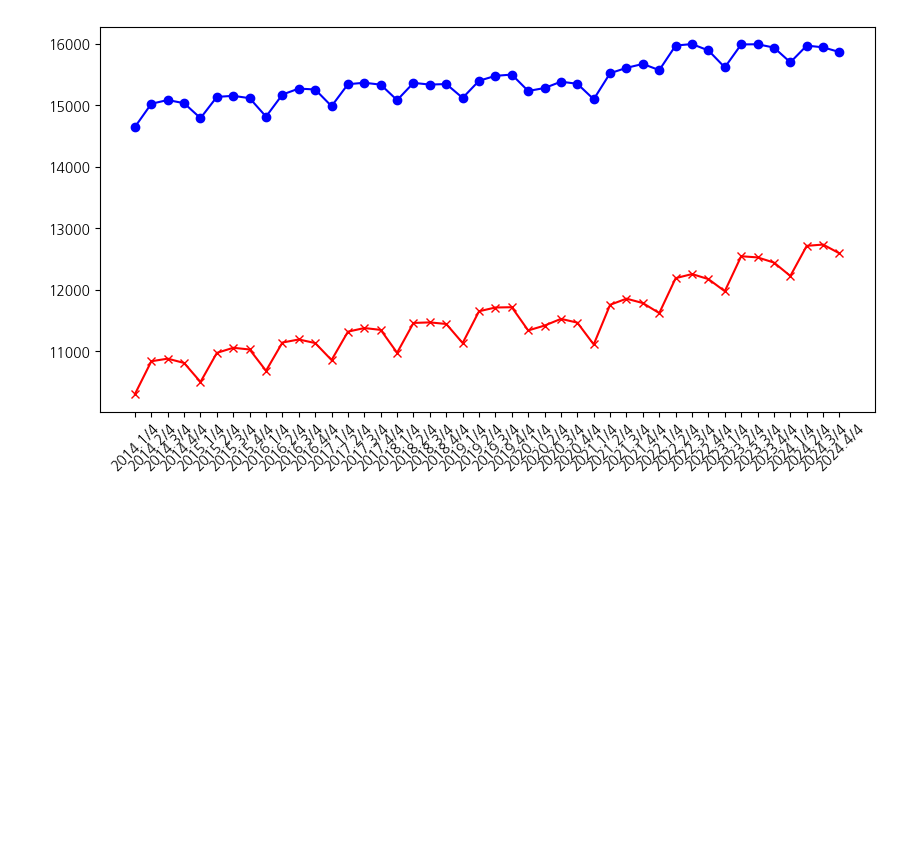
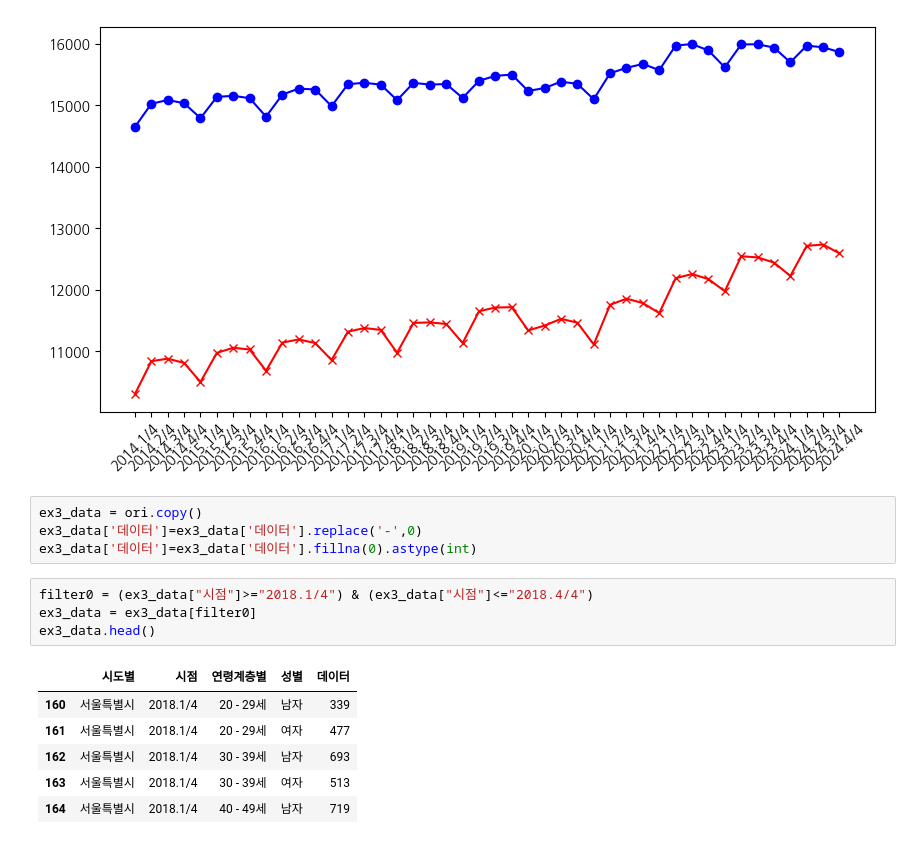
Before and after one commit to jungmin9911/python_pknu, a Jupyter notebook: py11_연령별취업자수관계.ipynb, the cells around one changed output. Cells and saved outputs as stored; diff of their text form; blank space fills up the shorter version.

```diff
--- a/py11_연령별취업자수관계.ipynb
+++ b/py11_연령별취업자수관계.ipynb
@@ -155,3 +155,18 @@ plt.xticks(male["year"], rotation=45)
 plt.show()
 # %% [output]
 [figure]
+# %%
+ex3_data = ori.copy()
+ex3_data['데이터']=ex3_data['데이터'].replace('-',0)
+ex3_data['데이터']=ex3_data['데이터'].fillna(0).astype(int)
+# %%
+filter0 = (ex3_data["시점"]>="2018.1/4") & (ex3_data["시점"]<="2018.4/4")
+ex3_data = ex3_data[filter0]
+ex3_data.head()
+# %% [output]
+|  | 시도별 | 시점 | 연령계층별 | 성별 | 데이터 |
+| 160 | 서울특별시 | 2018.1/4 | 20 - 29세 | 남자 | 339 |
+| 161 | 서울특별시 | 2018.1/4 | 20 - 29세 | 여자 | 477 |
+| 162 | 서울특별시 | 2018.1/4 | 30 - 39세 | 남자 | 693 |
+| 163 | 서울특별시 | 2018.1/4 | 30 - 39세 | 여자 | 513 |
+| 164 | 서울특별시 | 2018.1/4 | 40 - 49세 | 남자 | 719 |
```
Also changed, not shown: parts of 9 cells of this notebook.
